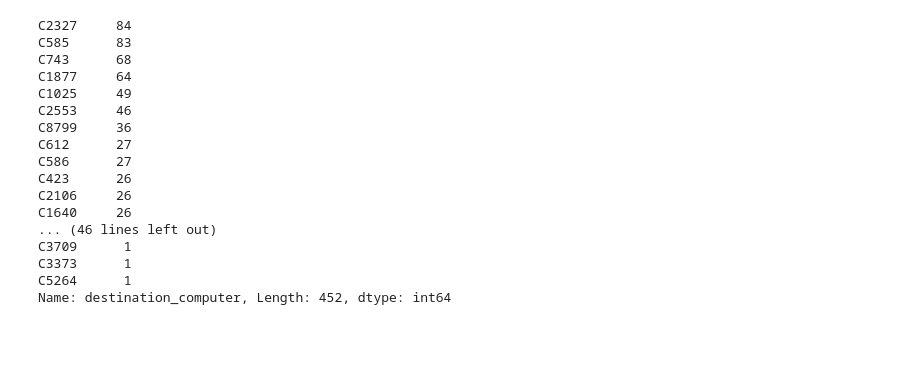
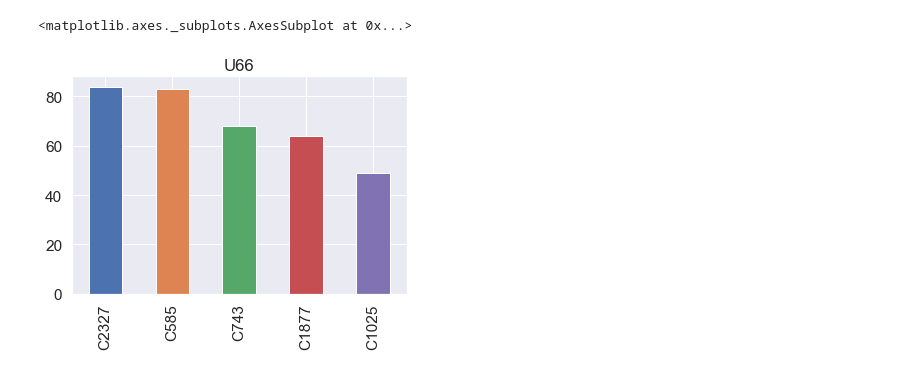
Before and after one commit to samanthawise/dstassignment4, a Jupyter notebook: topic model.ipynb, the cells around one changed output. Drawn from its saved outputs; the diff is of its cells as text; code cells hidden in the pictures; blank space fills up the shorter version.

```diff
--- a/topic model.ipynb
+++ b/topic model.ipynb
@@ -46,6 +42,7 @@ df.head()
 
 users_df = df[df['source_user@domain'].str.contains("U")]
 users_df = users_df[-users_df['source_user@domain'].str.contains("ANONYMOUS")]
+users_df = users_df[-users_df['destination_computer'].str.contains("U|TGT")]
 users_df = users_df[['time', 'destination_computer', 'source_user@domain']]
 users_df['source_user@domain'] = users_df['source_user@domain'].str.split('@').str.get(0)
 
@@ -167,20 +263,6 @@ pprint(lda_model.print_topics())
 # %%
-users_df[users_df['source_user@domain'].str.contains("U66")]['destination_computer'].value_counts()
+df1 = bots[bots['source_user@domain'].str.contains("U66")]['destination_computer'].value_counts()[:5]
+df1.plot.bar(title = "U66")
 # %% [output]
-C2327     84
-C585      83
-C743      68
-C1877     64
-C1025     49
-C2553     46
-C8799     36
-C612      27
-C586      27
-C423      26
-C2106     26
-C1640     26
-... (46 lines left out)
-C3709      1
-C3373      1
-C5264      1
-Name: destination_computer, Length: 452, dtype: int64
+<matplotlib.axes._subplots.AxesSubplot at 0x...>
+[figure, added]
```
Also changed, not shown: parts of 18 cells of this notebook.
